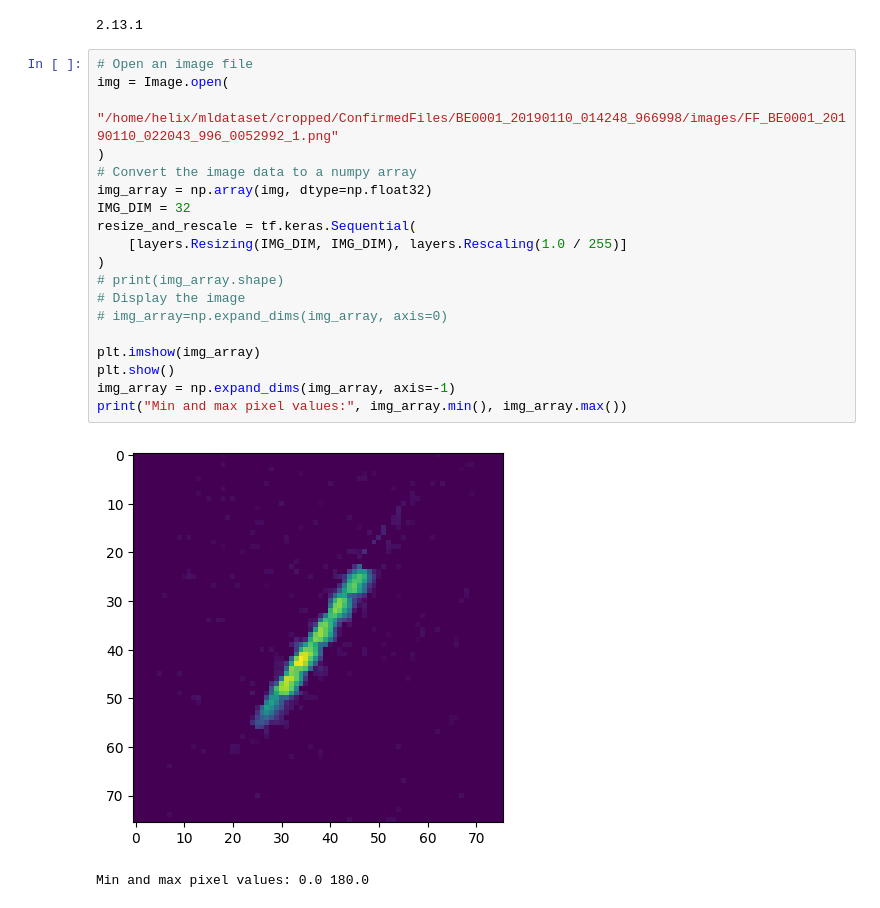
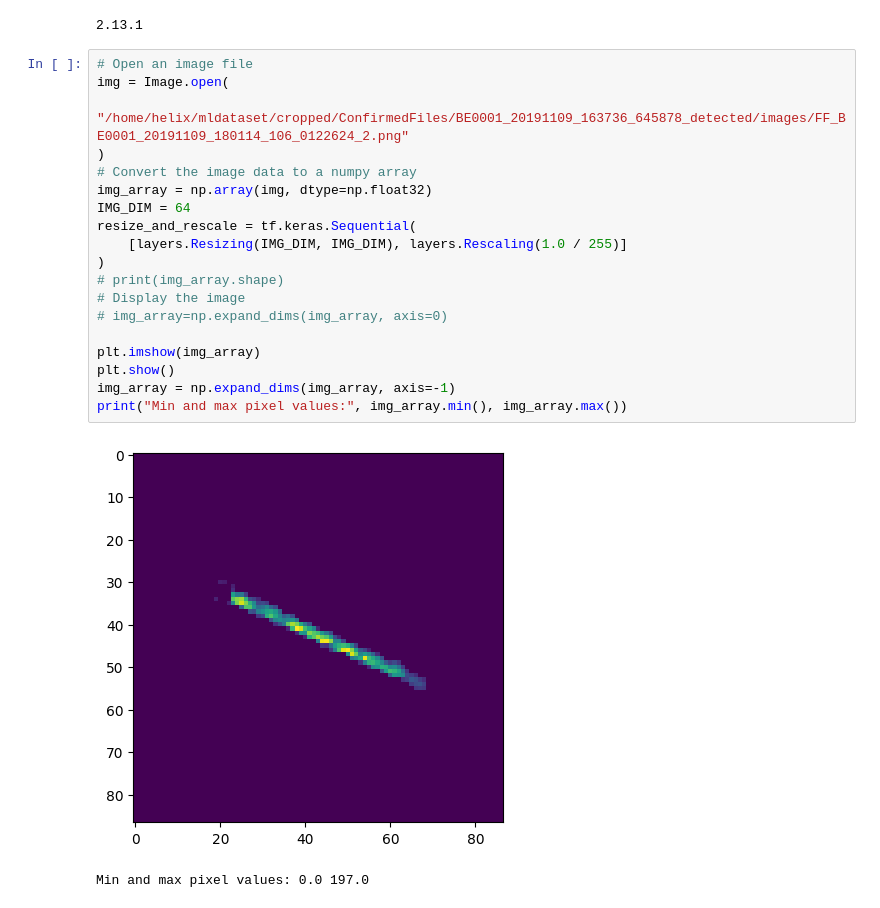
Before and after one commit to 9helix/GMNmeteorNet, a Jupyter notebook: data augmentation.ipynb, the cells around one changed output. Cells and saved outputs as stored; diff of their text form.

```diff
--- a/data augmentation.ipynb
+++ b/data augmentation.ipynb
@@ -14,25 +14,25 @@ print(tf.__version__)
 # %%
 # Open an image file
 img = Image.open(
-    "/home/helix/mldataset/cropped/ConfirmedFiles/BE0001_20190110_014248_966998/images/FF_BE0001_20190110_022043_996_0052992_1.png"
+    "/home/helix/mldataset/cropped/ConfirmedFiles/BE0001_20191109_163736_645878_detected/images/FF_BE0001_20191109_180114_106_0122624_2.png"
 )
 # Convert the image data to a numpy array
 img_array = np.array(img, dtype=np.float32)
-IMG_DIM = 32
+IMG_DIM = 64
 resize_and_rescale = tf.keras.Sequential(
     [layers.Resizing(IMG_DIM, IMG_DIM), layers.Rescaling(1.0 / 255)]
 )
 # print(img_array.shape)
 # Display the image
 # img_array=np.expand_dims(img_array, axis=0)
 
 plt.imshow(img_array)
 plt.show()
 img_array = np.expand_dims(img_array, axis=-1)
 print("Min and max pixel values:", img_array.min(), img_array.max())
 # %% [output]
-[figure, old version]
+[figure, new version]
-Min and max pixel values: 0.0 180.0
+Min and max pixel values: 0.0 197.0
 # %%
 res = resize_and_rescale(img_array)
 print("Min and max pixel values:", res.numpy().min(), res.numpy().max())
```
Also changed, not shown: parts of 5 cells of this notebook, 1 other file.
